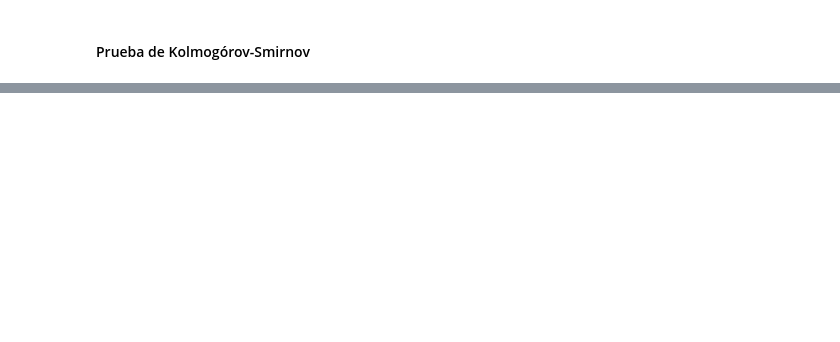
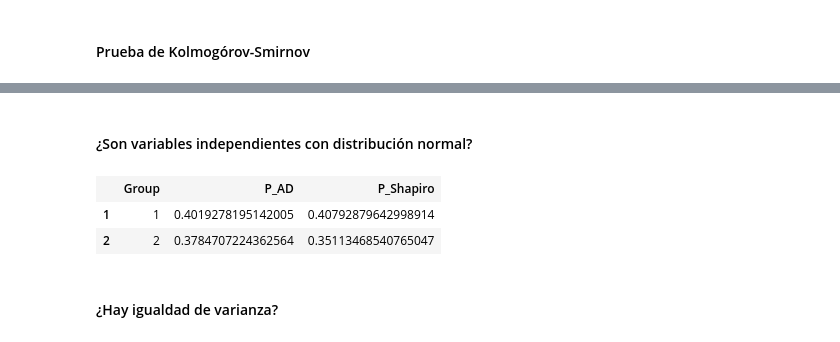
Before and after one commit to diegozea/AnalisisDeDatosCualitativos.jl, a Jupyter notebook: material/I.3.PruebaDeHipotesis.ipynb, the cells around one changed output, grey strips where cells are left out. Drawn from its saved outputs; the diff is of its cells as text; code cells hidden in the pictures; blank space fills up the shorter version.

```diff
--- a/material/I.3.PruebaDeHipotesis.ipynb
+++ b/material/I.3.PruebaDeHipotesis.ipynb
@@ -489,0 +555,18 @@ Details:
+# %% [markdown]
+#### ¿Son variables independientes con distribución normal?
+# %%
+using RCall
+
+by(sleep_long, :Group) do df
+    extra = df[:Extra]
+    DataFrame(
+        P_AD = pvalue(OneSampleADTest(extra, Normal())),
+        P_Shapiro = rcopy(R"shapiro.test($extra)")[symbol("p.value")]
+    )
+end
+# %% [output]
+|  | Group | P_AD | P_Shapiro |
+| 1 | 1 | 0.4019278195142005 | 0.40792879642998914 |
+| 2 | 2 | 0.3784707224362564 | 0.35113468540765047 |
+# %% [markdown]
+#### ¿Hay igualdad de varianza?
```
Also changed, not shown: parts of 83 cells of this notebook.
